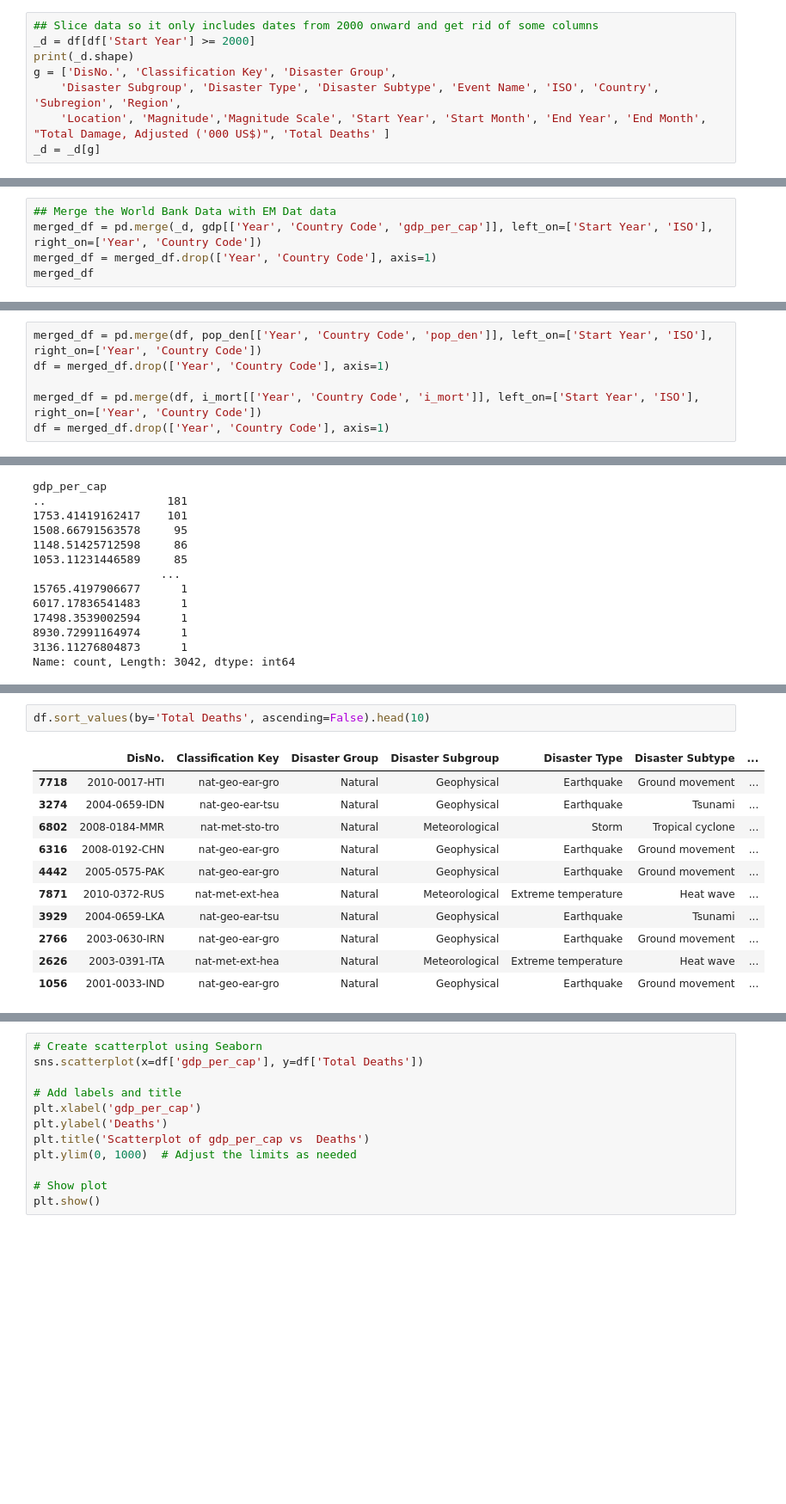
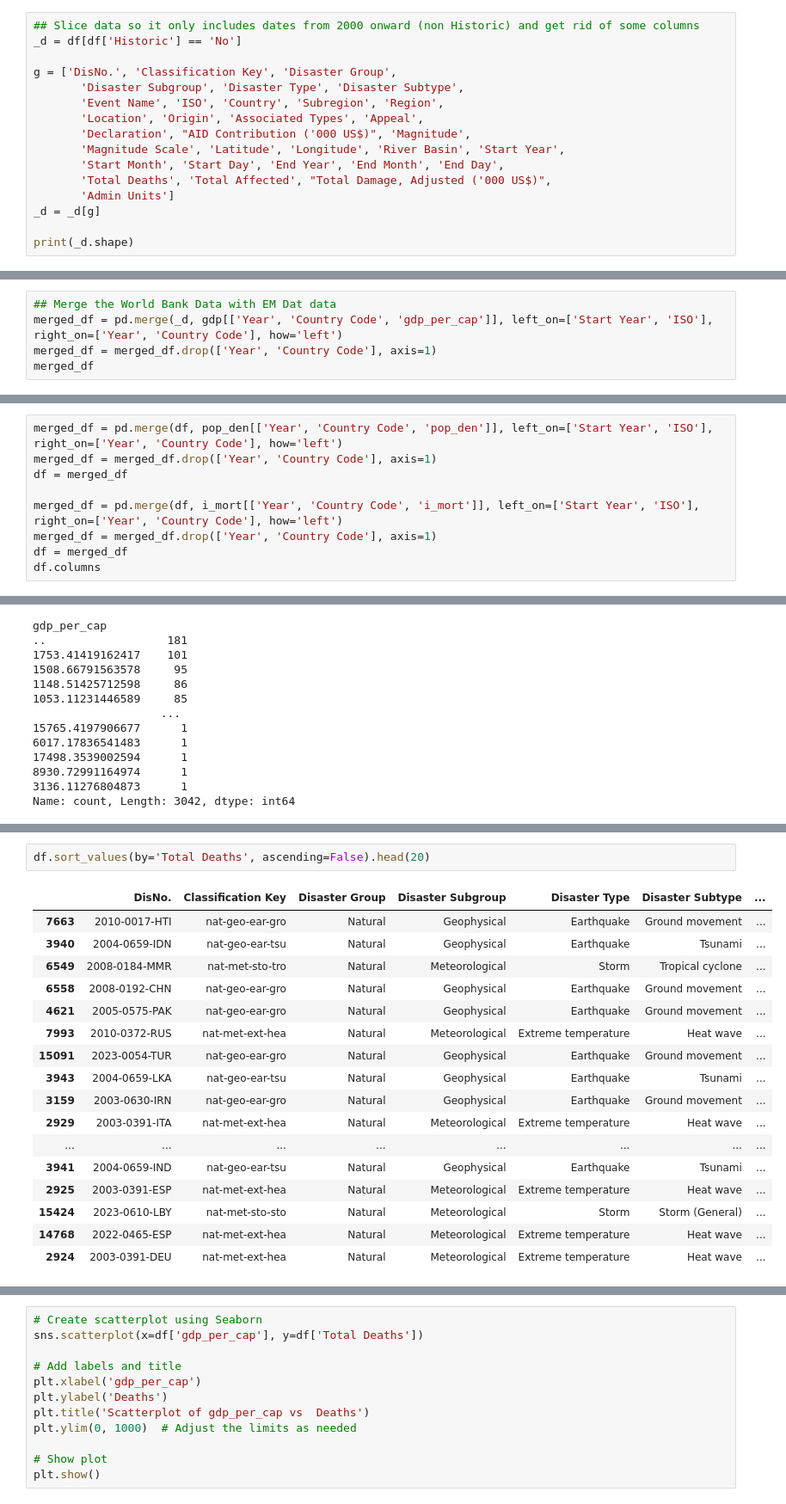
Before and after one commit to harrissamuel/24Spr_-S-Harris-_-disasters-, a Jupyter notebook: Sample_Capstone/code/data_loading/load_data.ipynb, the cells around one changed output, grey strips where cells are left out. Shown at 86% size. Drawn from its saved outputs; the diff is of its cells as text; blank space fills up the shorter version.

```diff
--- a/Sample_Capstone/code/data_loading/load_data.ipynb
+++ b/Sample_Capstone/code/data_loading/load_data.ipynb
@@ -91,11 +91,19 @@ Impact                                 1
 Animal incident                        1
 Name: count, dtype: int64
 # %%
-## Slice data so it only includes dates from 2000 onward and get rid of some columns
-_d = df[df['Start Year'] >= 2000]
+## Slice data so it only includes dates from 2000 onward (non Historic) and get rid of some columns
+_d = df[df['Historic'] == 'No']
+
+g = ['DisNo.', 'Classification Key', 'Disaster Group',
+       'Disaster Subgroup', 'Disaster Type', 'Disaster Subtype',
+       'Event Name', 'ISO', 'Country', 'Subregion', 'Region',
+       'Location', 'Origin', 'Associated Types', 'Appeal',
+       'Declaration', "AID Contribution ('000 US$)", 'Magnitude',
+       'Magnitude Scale', 'Latitude', 'Longitude', 'River Basin', 'Start Year',
+       'Start Month', 'Start Day', 'End Year', 'End Month', 'End Day',
+       'Total Deaths', 'Total Affected', "Total Damage, Adjusted ('000 US$)",
+       'Admin Units']
+_d = _d[g]
+
 print(_d.shape)
-g = ['DisNo.', 'Classification Key', 'Disaster Group',
-    'Disaster Subgroup', 'Disaster Type', 'Disaster Subtype', 'Event Name', 'ISO', 'Country', 'Subregion', 'Region',
-    'Location', 'Magnitude','Magnitude Scale', 'Start Year', 'Start Month', 'End Year', 'End Month', "Total Damage, Adjusted ('000 US$)", 'Total Deaths' ]
-_d = _d[g]
 # %% [output]
@@ -268,7 +287,7 @@ gdp.head()
 | 4 | GDP per capita (current US$) | NY.GDP.PCAP.CD | Andorra | AND | 2000 | 21620.4651019373 |
 # %%
 ## Merge the World Bank Data with EM Dat data
-merged_df = pd.merge(_d, gdp[['Year', 'Country Code', 'gdp_per_cap']], left_on=['Start Year', 'ISO'], right_on=['Year', 'Country Code'])
+merged_df = pd.merge(_d, gdp[['Year', 'Country Code', 'gdp_per_cap']], left_on=['Start Year', 'ISO'], right_on=['Year', 'Country Code'], how='left')
 merged_df = merged_df.drop(['Year', 'Country Code'], axis=1)
 merged_df
 # %% [output]
@@ -382,8 +401,11 @@ i_mort.head()
 | 3 | Mortality rate, infant (per 1,000... | SP.DYN.IMRT.IN | American Samoa | ASM | 2000 | .. |
 | 4 | Mortality rate, infant (per 1,000... | SP.DYN.IMRT.IN | Andorra | AND | 2000 | 6.5 |
 # %%
-merged_df = pd.merge(df, pop_den[['Year', 'Country Code', 'pop_den']], left_on=['Start Year', 'ISO'], right_on=['Year', 'Country Code'])
-df = merged_df.drop(['Year', 'Country Code'], axis=1)
+merged_df = pd.merge(df, pop_den[['Year', 'Country Code', 'pop_den']], left_on=['Start Year', 'ISO'], right_on=['Year', 'Country Code'], how='left')
+merged_df = merged_df.drop(['Year', 'Country Code'], axis=1)
+df = merged_df
 
-merged_df = pd.merge(df, i_mort[['Year', 'Country Code', 'i_mort']], left_on=['Start Year', 'ISO'], right_on=['Year', 'Country Code'])
-df = merged_df.drop(['Year', 'Country Code'], axis=1)
+merged_df = pd.merge(df, i_mort[['Year', 'Country Code', 'i_mort']], left_on=['Start Year', 'ISO'], right_on=['Year', 'Country Code'], how='left')
+merged_df = merged_df.drop(['Year', 'Country Code'], axis=1)
+df = merged_df
+df.columns
@@ -441,14 +475,20 @@ plt.show()
 # %%
-df.sort_values(by='Total Deaths', ascending=False).head(10)
+df.sort_values(by='Total Deaths', ascending=False).head(20)
 # %% [output]
 |  | DisNo. | Classification Key | Disaster Group | Disaster Subgroup | Disaster Type | Disaster Subtype | ... |
-| 7718 | 2010-0017-HTI | nat-geo-ear-gro | Natural | Geophysical | Earthquake | Ground movement | ... |
-| 3274 | 2004-0659-IDN | nat-geo-ear-tsu | Natural | Geophysical | Earthquake | Tsunami | ... |
-| 6802 | 2008-0184-MMR | nat-met-sto-tro | Natural | Meteorological | Storm | Tropical cyclone | ... |
-| 6316 | 2008-0192-CHN | nat-geo-ear-gro | Natural | Geophysical | Earthquake | Ground movement | ... |
-| 4442 | 2005-0575-PAK | nat-geo-ear-gro | Natural | Geophysical | Earthquake | Ground movement | ... |
-| 7871 | 2010-0372-RUS | nat-met-ext-hea | Natural | Meteorological | Extreme temperature | Heat wave | ... |
-| 3929 | 2004-0659-LKA | nat-geo-ear-tsu | Natural | Geophysical | Earthquake | Tsunami | ... |
-| 2766 | 2003-0630-IRN | nat-geo-ear-gro | Natural | Geophysical | Earthquake | Ground movement | ... |
-| 2626 | 2003-0391-ITA | nat-met-ext-hea | Natural | Meteorological | Extreme temperature | Heat wave | ... |
-| 1056 | 2001-0033-IND | nat-geo-ear-gro | Natural | Geophysical | Earthquake | Ground movement | ... |
+| 7663 | 2010-0017-HTI | nat-geo-ear-gro | Natural | Geophysical | Earthquake | Ground movement | ... |
+| 3940 | 2004-0659-IDN | nat-geo-ear-tsu | Natural | Geophysical | Earthquake | Tsunami | ... |
+| 6549 | 2008-0184-MMR | nat-met-sto-tro | Natural | Meteorological | Storm | Tropical cyclone | ... |
+| 6558 | 2008-0192-CHN | nat-geo-ear-gro | Natural | Geophysical | Earthquake | Ground movement | ... |
+| 4621 | 2005-0575-PAK | nat-geo-ear-gro | Natural | Geophysical | Earthquake | Ground movement | ... |
+| 7993 | 2010-0372-RUS | nat-met-ext-hea | Natural | Meteorological | Extreme temperature | Heat wave | ... |
+| 15091 | 2023-0054-TUR | nat-geo-ear-gro | Natural | Geophysical | Earthquake | Ground movement | ... |
+| 3943 | 2004-0659-LKA | nat-geo-ear-tsu | Natural | Geophysical | Earthquake | Tsunami | ... |
+| 3159 | 2003-0630-IRN | nat-geo-ear-gro | Natural | Geophysical | Earthquake | Ground movement | ... |
+| 2929 | 2003-0391-ITA | nat-met-ext-hea | Natural | Meteorological | Extreme temperature | Heat wave | ... |
+| ... | ... | ... | ... | ... | ... | ... | ... |
+| 3941 | 2004-0659-IND | nat-geo-ear-tsu | Natural | Geophysical | Earthquake | Tsunami | ... |
+| 2925 | 2003-0391-ESP | nat-met-ext-hea | Natural | Meteorological | Extreme temperature | Heat wave | ... |
+| 15424 | 2023-0610-LBY | nat-met-sto-sto | Natural | Meteorological | Storm | Storm (General) | ... |
+| 14768 | 2022-0465-ESP | nat-met-ext-hea | Natural | Meteorological | Extreme temperature | Heat wave | ... |
+| 2924 | 2003-0391-DEU | nat-met-ext-hea | Natural | Meteorological | Extreme temperature | Heat wave | ... |
```
Also changed, not shown: parts of 27 cells of this notebook, 1 other file.
